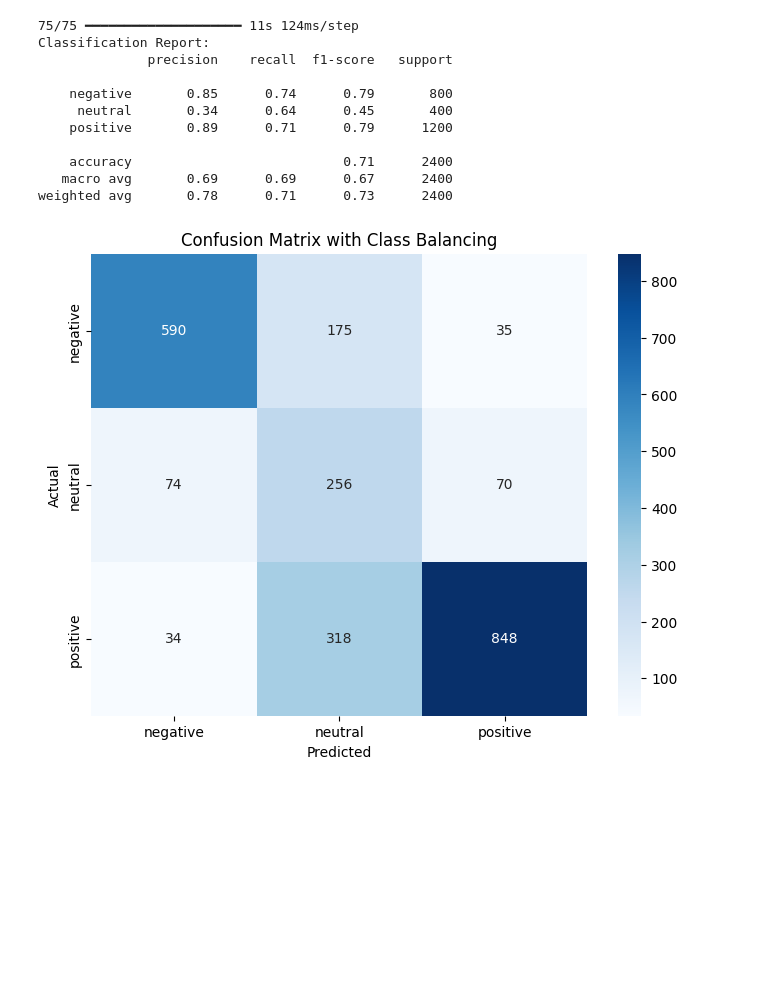
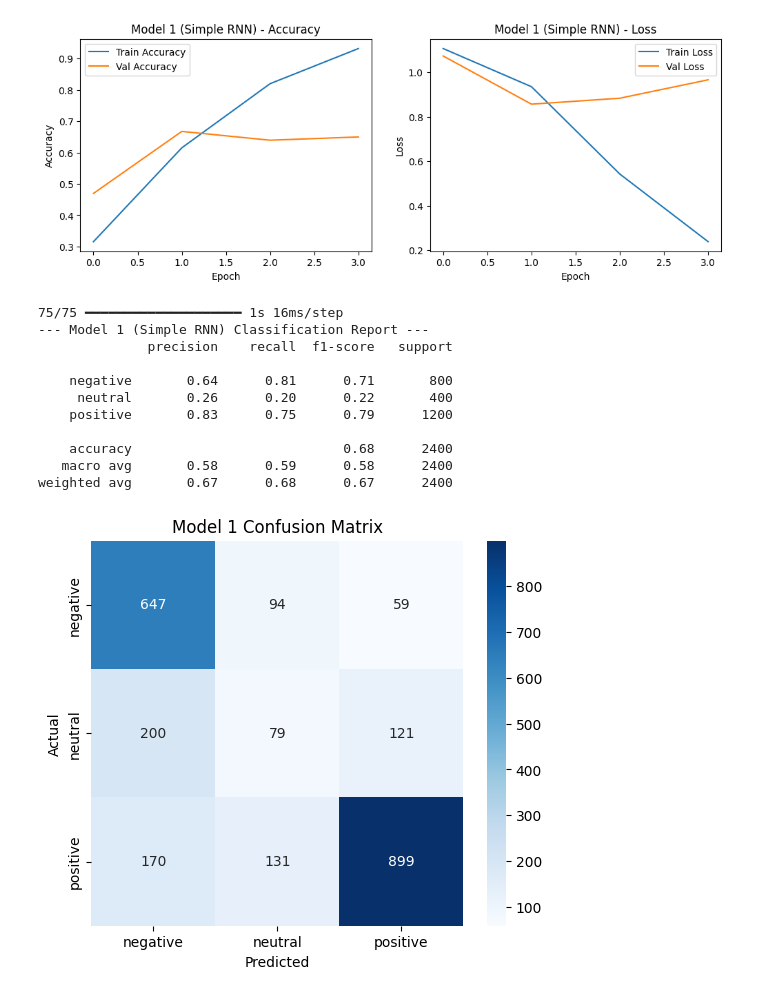
Before and after one commit to vision1011/Artificial-Intelligence-and-Machine-Learning, a Jupyter notebook: LanguageTask.ipynb, the cells around one changed output. Saved outputs shown, nothing was run; the diff lists cells and outputs as text; code cells hidden in the pictures; blank space fills up the shorter version.

```diff
--- a/LanguageTask.ipynb
+++ b/LanguageTask.ipynb
@@ -84,5 +125,5 @@ plt.show()
 # %%
-# Convert text to numbers and handle class imbalance
+# Cell 3: Tokenization, Train/Test Split, and Percentile-Based Padding
 from sklearn.model_selection import train_test_split
 from sklearn.utils.class_weight import compute_class_weight
 from tensorflow.keras.preprocessing.text import Tokenizer
@@ -90,24 +131,33 @@ from tensorflow.keras.preprocessing.sequence import pad_sequences
 from tensorflow.keras.utils import to_categorical
 
 VOCAB_SIZE = 15000
-MAX_LEN = 250
 
 # Tokenize text
 tokenizer = Tokenizer(num_words=VOCAB_SIZE, oov_token="<OOV>")
 tokenizer.fit_on_texts(df["clean_text"])
-X = pad_sequences(tokenizer.texts_to_sequences(df["clean_text"]), maxlen=MAX_LEN, padding="post")
+sequences = tokenizer.texts_to_sequences(df["clean_text"])
+
+# Calculate 95th percentile of sequence lengths dynamically
+seq_lengths = [len(seq) for seq in sequences]
+MAX_LEN = int(np.percentile(seq_lengths, 95))
+print(f"Calculated 95th Percentile Sequence Length (MAX_LEN): {MAX_LEN}")
+
+# Apply padding
+X = pad_sequences(sequences, maxlen=MAX_LEN, padding="post", truncating="post")
 y = df["label"].values
 
 # Split data (80% train, 20% test)
 X_train, X_test, y_train, y_test = train_test_split(X, y, test_size=0.2, stratify=y, random_state=42)
 
-# Calculate weights to help model learn rare negative/neutral reviews
+# Calculate class weights to handle class imbalance
 weights = compute_class_weight(class_weight='balanced', classes=np.unique(y_train), y=y_train)
 class_weights = dict(enumerate(weights))
 
-# Final label conversion
+# Convert labels to categorical one-hot encoding
 y_train_cat = to_categorical(y_train, 3)
 y_test_cat = to_categorical(y_test, 3)
 
 print("Class Weights calculated:", class_weights)
+print("Training Data Shape:", X_train.shape)
+print("Testing Data Shape:", X_test.shape)
 # %% [output]
@@ -148,31 +205,47 @@ Epoch 3/10
 # %%
-# Evaluate model performance on unseen test data
+# Cell 5: Evaluate Model 1 (Simple RNN)
 import seaborn as sns
 from sklearn.metrics import classification_report, confusion_matrix
 
-y_pred_probs = model.predict(X_test)
-y_pred = np.argmax(y_pred_probs, axis=1)
+# Plot Training vs Validation curves
+plt.figure(figsize=(12, 4))
+plt.subplot(1, 2, 1)
+plt.plot(history_1.history['accuracy'], label='Train Accuracy')
+plt.plot(history_1.history['val_accuracy'], label='Val Accuracy')
+plt.title('Model 1 (Simple RNN) - Accuracy')
+plt.xlabel('Epoch'); plt.ylabel('Accuracy'); plt.legend()
 
-print("Classification Report:")
-print(classification_report(y_test, y_pred, target_names=target_names))
+plt.subplot(1, 2, 2)
+plt.plot(history_1.history['loss'], label='Train Loss')
+plt.plot(history_1.history['val_loss'], label='Val Loss')
+plt.title('Model 1 (Simple RNN) - Loss')
+plt.xlabel('Epoch'); plt.ylabel('Loss'); plt.legend()
+plt.show()
 
-cm = confusion_matrix(y_test, y_pred)
-plt.figure(figsize=(8, 6))
-sns.heatmap(cm, annot=True, fmt='d', cmap='Blues', xticklabels=target_names, yticklabels=target_names)
-plt.title('Confusion Matrix with Class Balancing')
-plt.xlabel('Predicted')
-plt.ylabel('Actual')
+# Predictions and Metrics
+y_pred_probs_1 = model_1.predict(X_test)
+y_pred_1 = np.argmax(y_pred_probs_1, axis=1)
+
+print("--- Model 1 (Simple RNN) Classification Report ---")
+print(classification_report(y_test, y_pred_1, target_names=target_names))
+
+cm_1 = confusion_matrix(y_test, y_pred_1)
+plt.figure(figsize=(6, 5))
+sns.heatmap(cm_1, annot=True, fmt='d', cmap='Blues', xticklabels=target_names, yticklabels=target_names)
+plt.title('Model 1 Confusion Matrix')
+plt.xlabel('Predicted'); plt.ylabel('Actual')
 plt.show()
 # %% [output]
+[figure, new version]
-75/75 ━━━━━━━━━━━━━━━━━━━━ 11s 124ms/step
-Classification Report:
+75/75 ━━━━━━━━━━━━━━━━━━━━ 1s 16ms/step
+--- Model 1 (Simple RNN) Classification Report ---
               precision    recall  f1-score   support
 
-    negative       0.85      0.74      0.79       800
-     neutral       0.34      0.64      0.45       400
-    positive       0.89      0.71      0.79      1200
+    negative       0.64      0.81      0.71       800
+     neutral       0.26      0.20      0.22       400
+    positive       0.83      0.75      0.79      1200
 
-    accuracy                           0.71      2400
-   macro avg       0.69      0.69      0.67      2400
-weighted avg       0.78      0.71      0.73      2400
+    accuracy                           0.68      2400
+   macro avg       0.58      0.59      0.58      2400
+weighted avg       0.67      0.68      0.67      2400
-[figure, old version]
+[figure, added]
```
Also changed, not shown: parts of 12 cells of this notebook.
